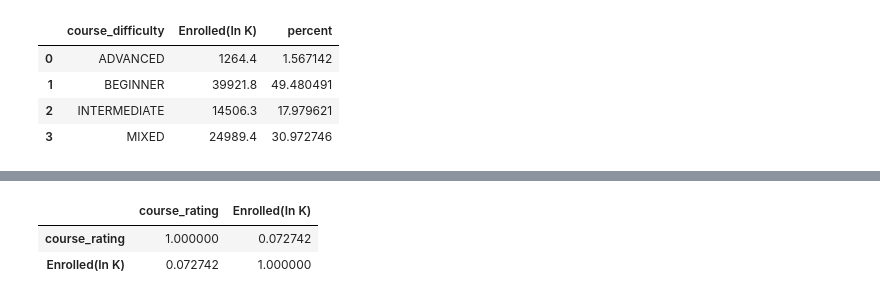
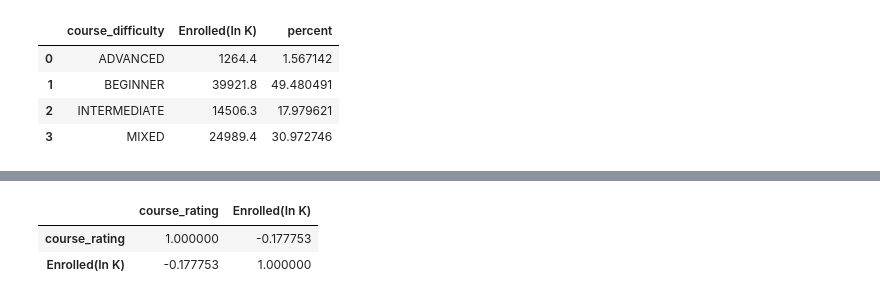
Before and after one commit to Tsandesh21/CourseAnalysis, a Jupyter notebook: Final.ipynb, the cells around one changed output, grey strips where cells are left out. Cells and saved outputs as stored; diff of their text form; code cells hidden in the pictures.

```diff
--- a/Final.ipynb
+++ b/Final.ipynb
@@ -421,2 +495,6 @@ courses['Feedback_Category'] = courses['course_rating'].apply(lambda X : addfeed
+# %%
+#remove course_students_enrolled column
+courses = courses[['S.No', 'course_title', 'course_organization',
+       'course_Certificate_type', 'course_rating', 'course_difficulty', 'Enrolled(In K)', 'Feedback_Category']]
 # %% [markdown]
 ## Descriptive Analysis
@@ -851,0 +929,3 @@ courses.sort_values(by='Enrolled(In K)',ascending=False).head(10)
+# %%
+Python_Beginner_courses = courses[(courses['course_title'].str.contains('PYTHON')) & (courses['course_difficulty']=='BEGINNER') & (courses['course_Certificate_type']=='COURSE')]
+Python_Beginner_courses
@@ -851,0 +949,3 @@ courses.sort_values(by='Enrolled(In K)',ascending=False).head(10)
+# %%
+Python_Beginner_courses['transform_course_rating']=Python_Beginner_courses['course_rating']/Python_Beginner_courses['course_rating'].max()
+Python_Beginner_courses['transform_Enrolled(In K)']=Python_Beginner_courses['Enrolled(In K)']/Python_Beginner_courses['Enrolled(In K)'].max()
@@ -852,6 +963,7 @@ courses.sort_values(by='Enrolled(In K)',ascending=False).head(10)
 # %%
-courses[['course_rating','Enrolled(In K)']].corr()
+# find correlation between course_rating and Enrolled(In K)
+Python_Beginner_courses[['course_rating','Enrolled(In K)']].corr()
 # %% [output]
 |  | course_rating | Enrolled(In K) |
-| course_rating | 1.000000 | 0.072742 |
-| Enrolled(In K) | 0.072742 | 1.000000 |
+| course_rating | 1.000000 | -0.177753 |
+| Enrolled(In K) | -0.177753 | 1.000000 |
```
Also changed, not shown: parts of 59 cells of this notebook.
